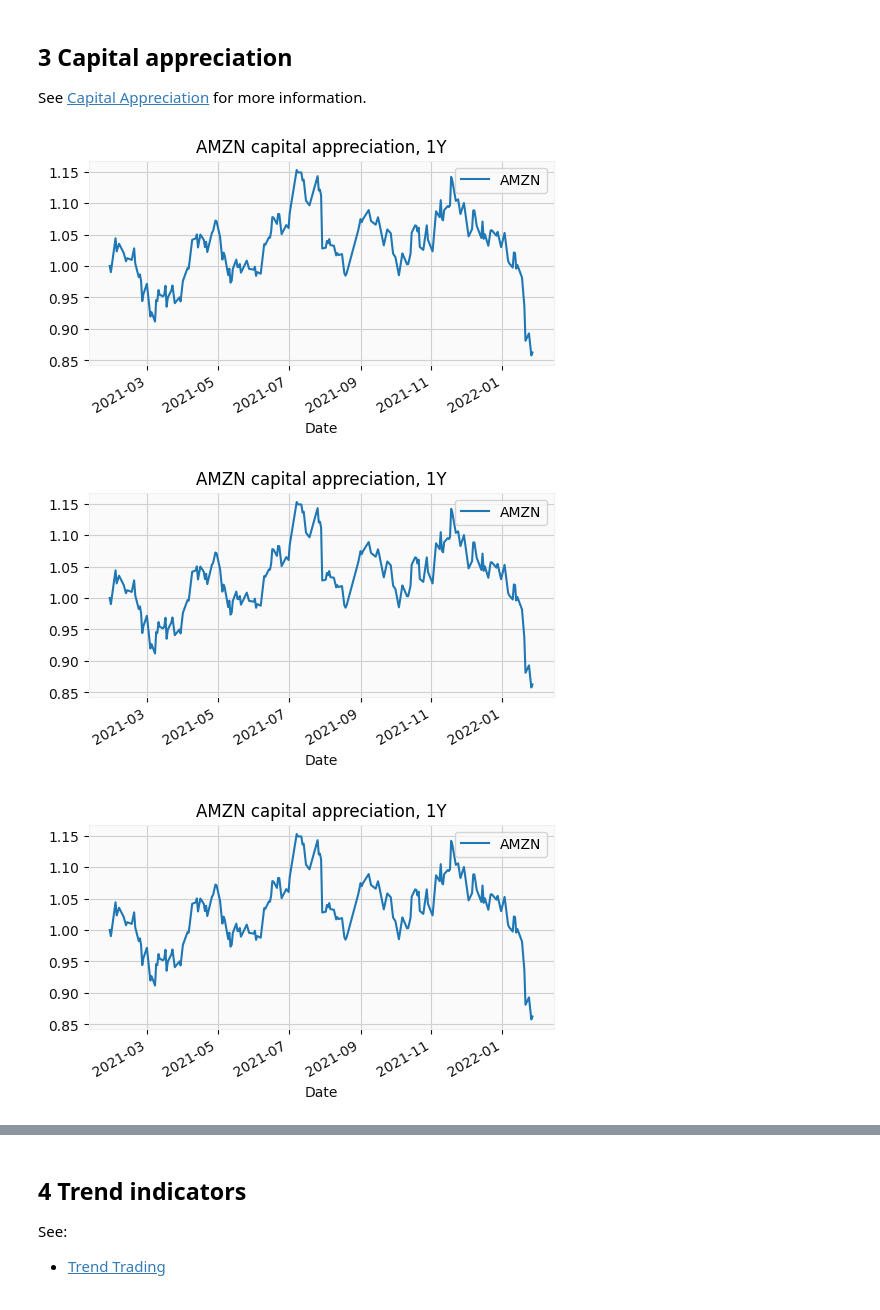
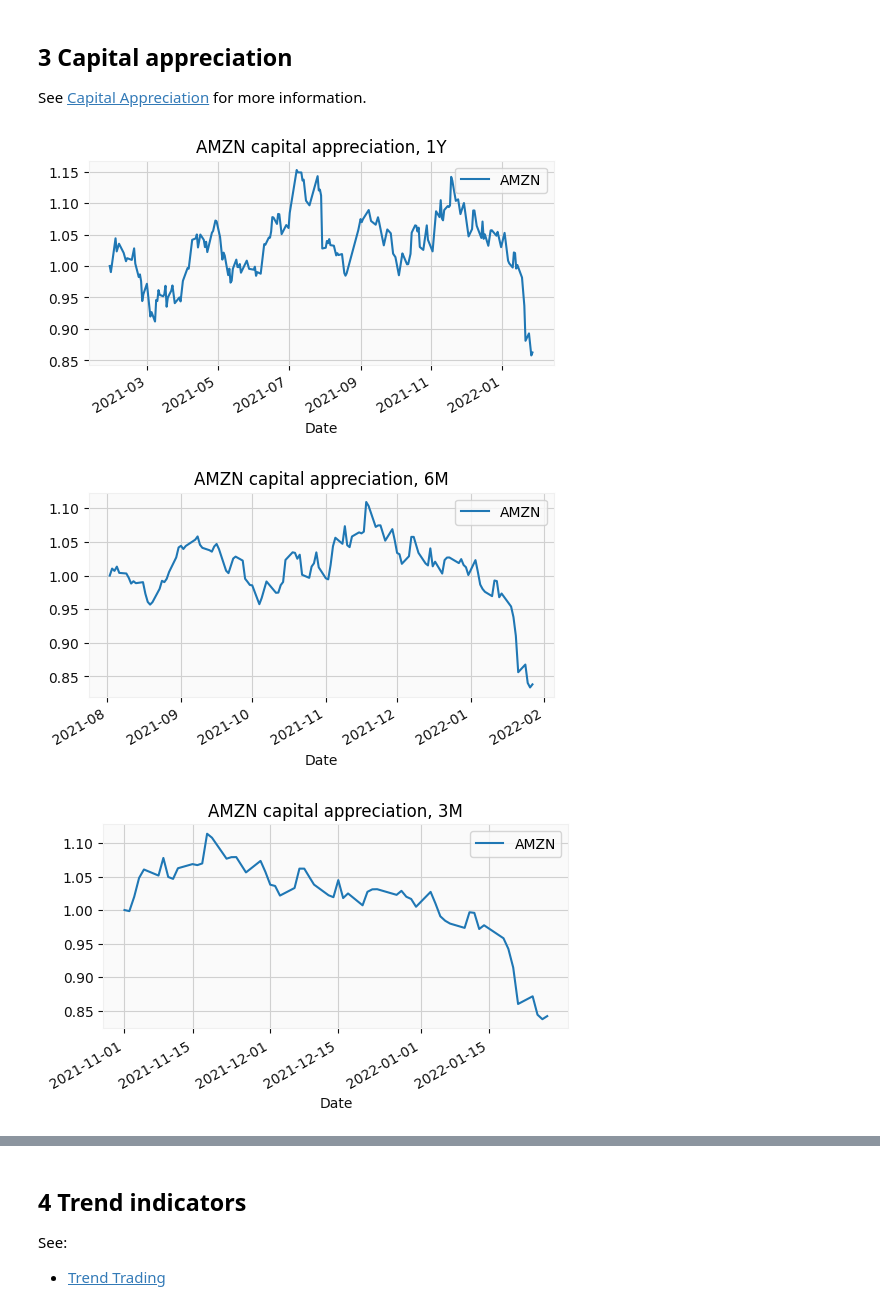
Before and after one commit to williewheeler/finance-demos, a Jupyter notebook: ta-papermill/out/ta-AMZN.ipynb, the cells around one changed output, grey strips where cells are left out. Drawn from its saved outputs; the diff is of its cells as text; code cells hidden in the pictures.

```diff
--- a/ta-papermill/out/ta-AMZN.ipynb
+++ b/ta-papermill/out/ta-AMZN.ipynb
@@ -68,8 +68,8 @@ for rng in ["6M", "3M", "1M"]:
 See [Capital Appreciation](https://www.investopedia.com/terms/c/capitalappreciation.asp) for more information.
 # %%
 for rng in ["1Y", "6M", "3M", "1M"]:
-    plot_capital_appreciation(hist, ticker_symbol, "1Y")
+    plot_capital_appreciation(hist, ticker_symbol, rng)
 # %% [output]
 [figure]
-[figure, old version]
+[figure, new version]
-[figure, old version]
+[figure, new version]
```
Also changed, not shown: parts of 3 cells of this notebook, 12 other files.
